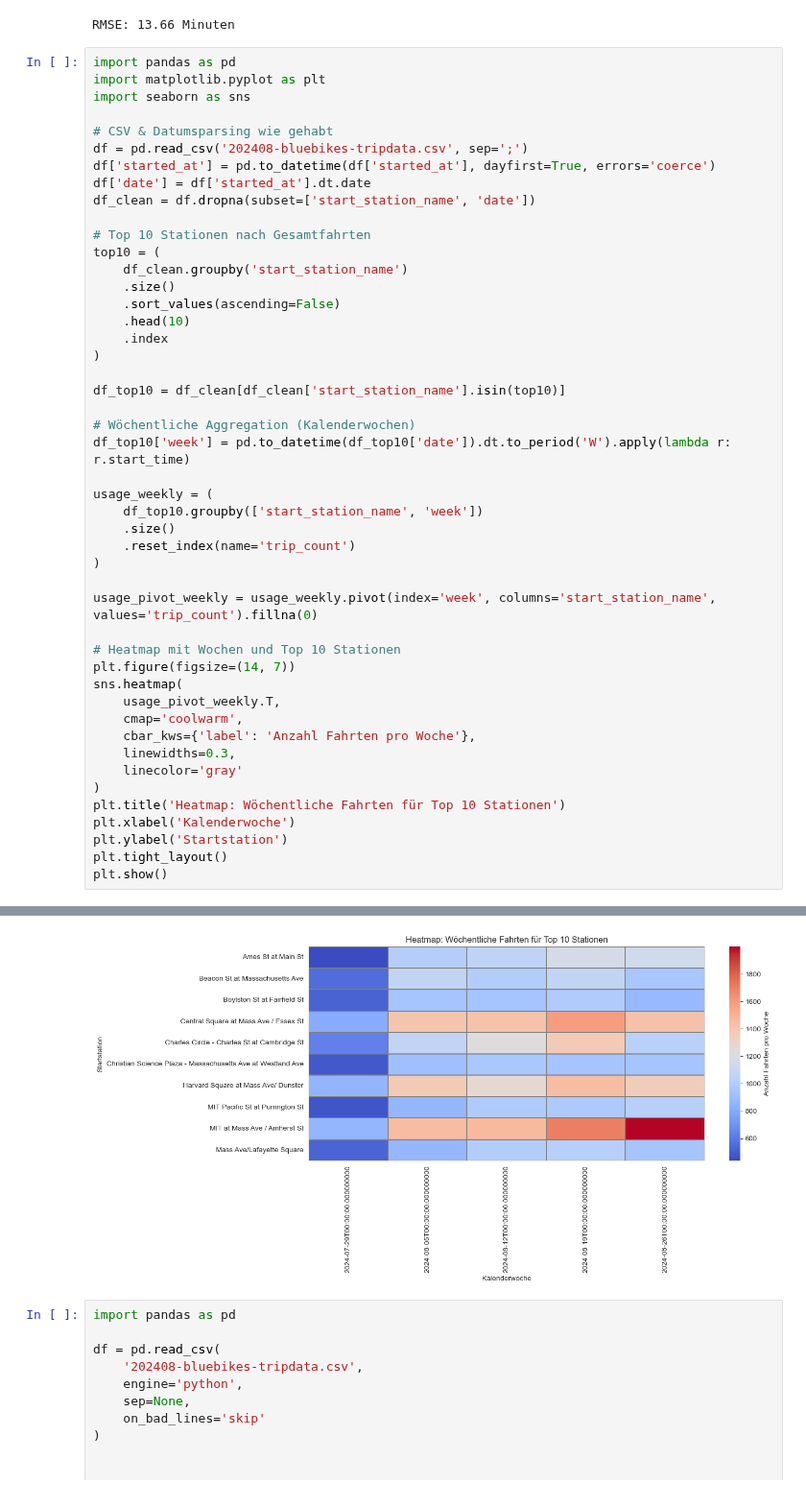
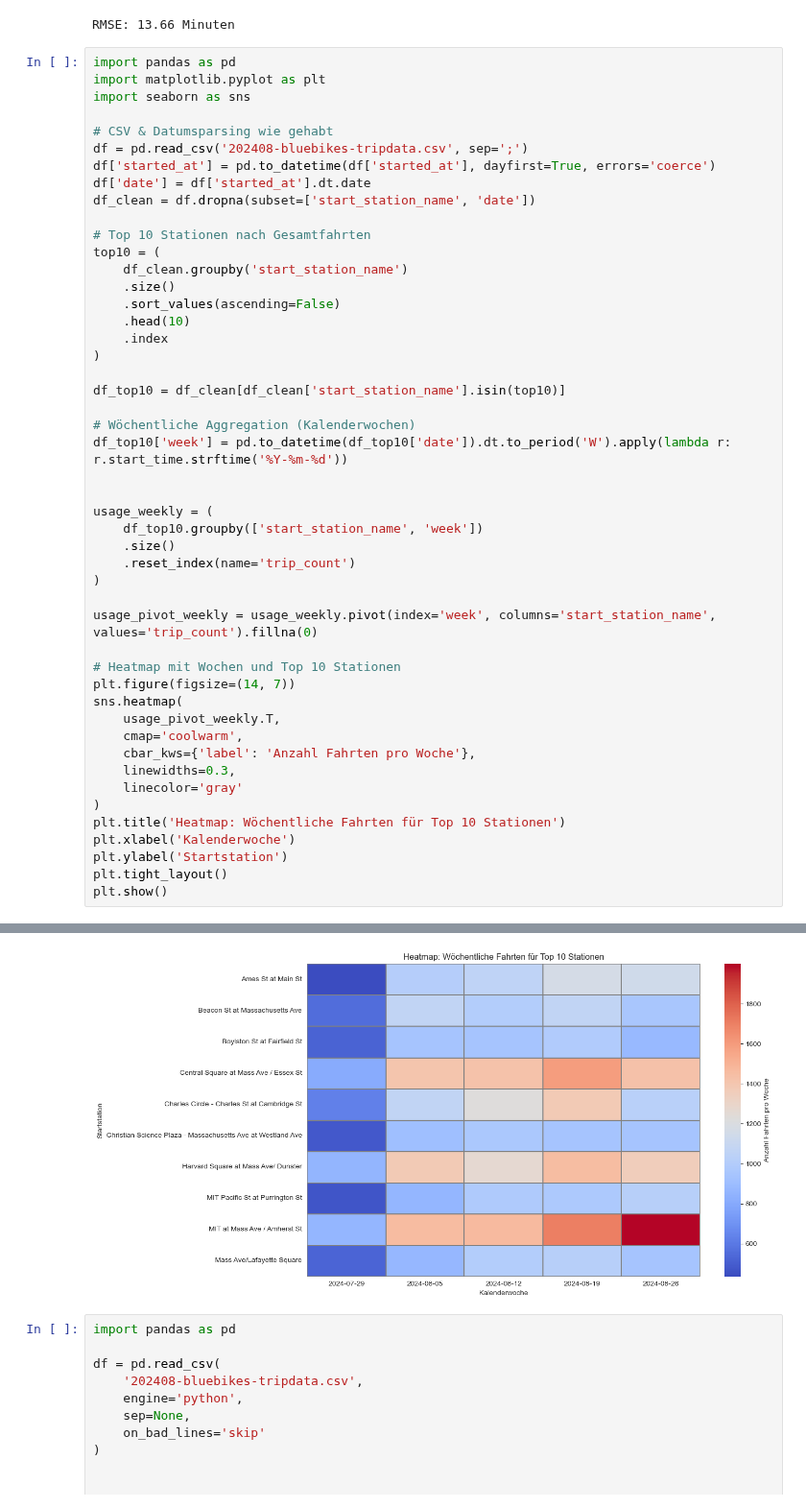
Before and after one commit to RubenCharara/Data-Science-and-Machine-Learning, a Jupyter notebook: milestone1_citibike_cleaned (1).ipynb, the cells around one changed output, grey strips where cells are left out. Shown at 96% size. Cells and saved outputs as stored; diff of their text form.

```diff
--- a/milestone1_citibike_cleaned (1).ipynb
+++ b/milestone1_citibike_cleaned (1).ipynb
@@ -521,7 +476,8 @@ top10 = (
 df_top10 = df_clean[df_clean['start_station_name'].isin(top10)]
 
 # Wöchentliche Aggregation (Kalenderwochen)
-df_top10['week'] = pd.to_datetime(df_top10['date']).dt.to_period('W').apply(lambda r: r.start_time)
+df_top10['week'] = pd.to_datetime(df_top10['date']).dt.to_period('W').apply(lambda r: r.start_time.strftime('%Y-%m-%d'))
+
 
 usage_weekly = (
     df_top10.groupby(['start_station_name', 'week'])
@@ -554,4 +510,4 @@ See the caveats in the documentation: https://pandas.pydata.org/pandas-docs/stab
-[figure, old version]
+[figure, new version]
 # %%
 import pandas as pd
 
```
Also changed, not shown: parts of 3 cells of this notebook.
